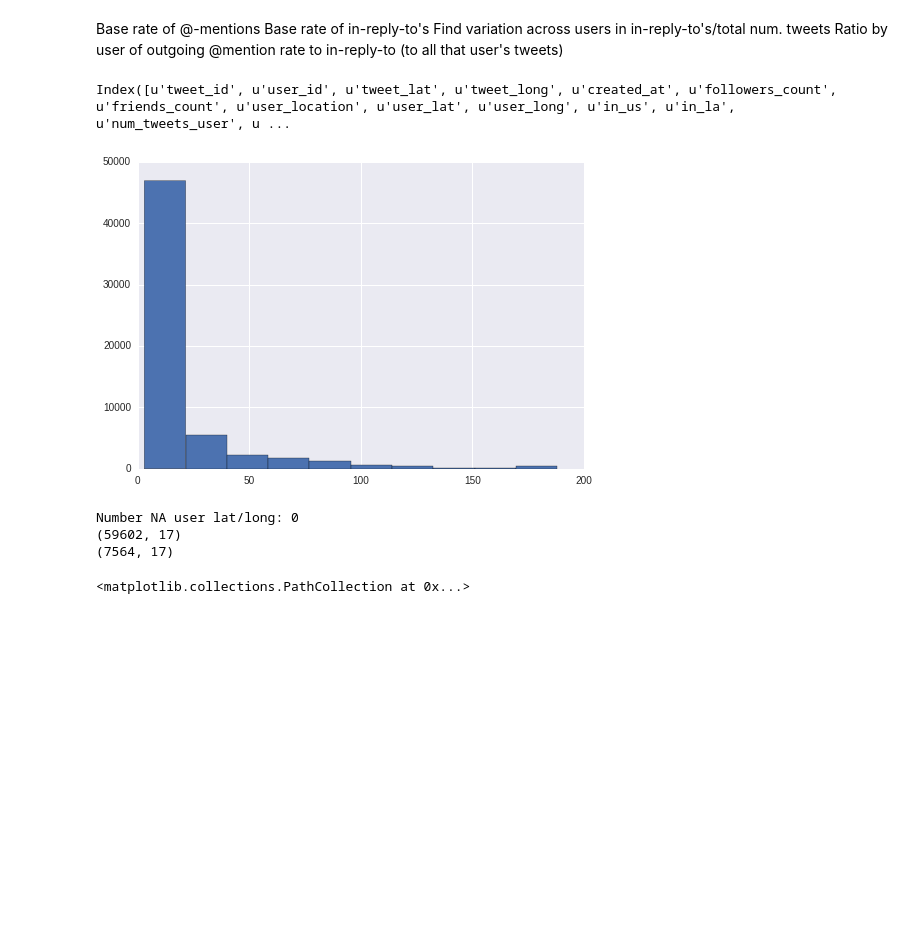
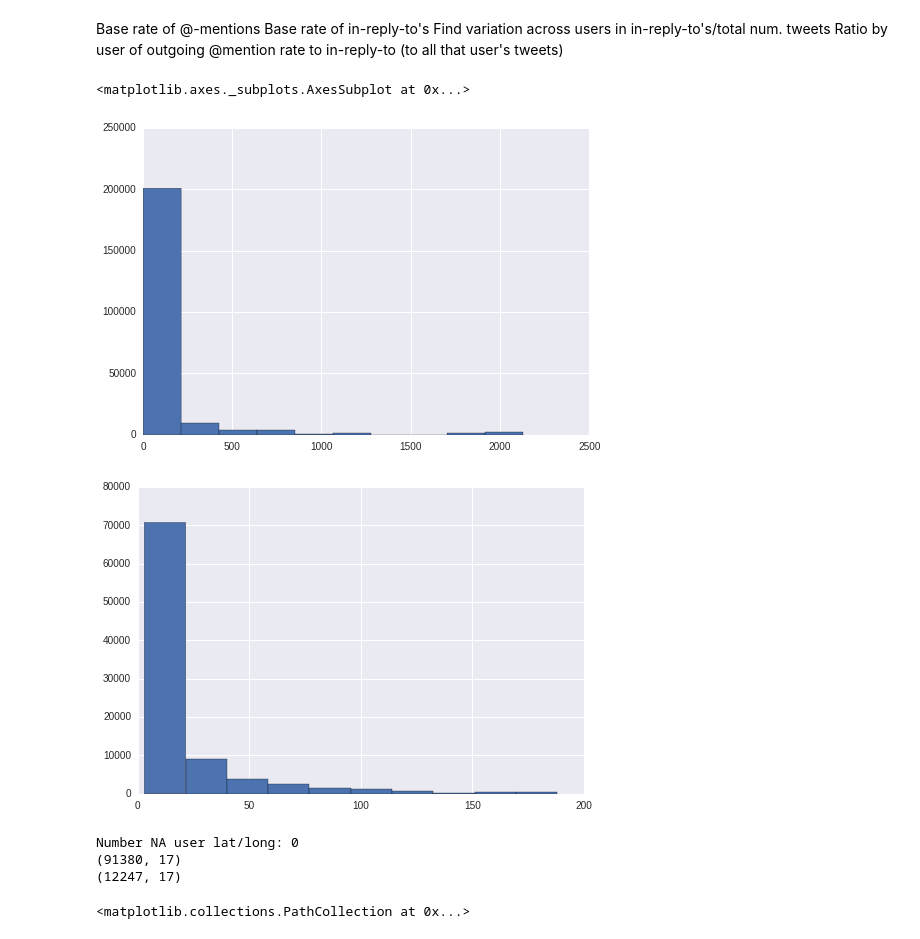
Before and after one commit to pcallier/insight, a Jupyter notebook: notebooks/Explore.ipynb, the cells around one changed output. Drawn from its saved outputs; the diff is of its cells as text; code cells hidden in the pictures; blank space fills up the shorter version.

```diff
--- a/notebooks/Explore.ipynb
+++ b/notebooks/Explore.ipynb
@@ -125,46 +125,54 @@ with con.cursor() as cur:
                 "FROM users) as user_locs, "
                 "(SELECT place, coded_lat as user_lat, coded_long as user_long FROM "
                 "places) as plcs "
-                "WHERE tw.user_id = user_locs.user_id and user_locs.place != 'None' "
-                "and plcs.place = user_locs.place AND plcs.user_lat != -500 AND "
-                "plcs.user_long != 500 AND (user_locs.place ~* '[A-Z\s]+,\s*[A-Z]+' OR "
-                "user_locs.place ~* '(New York City|NYC|LA|Los Angeles|Chicago|DC|SF|San Francisco|"
-                "Detroit|Houston|Dallas|Atlanta|Philly|Philadelphia|Phoenix|San Antonio| "
-                "San Jose|Austin|Jacksonville|Indianapolis|Denver)') AND "
+                "WHERE tw.user_id = user_locs.user_id "
+#                "and plcs.place = user_locs.place AND plcs.user_lat != -500 AND "
+#             "plcs.user_long != 500 AND "
                 "tw.text !~ '#insurancejobs|#jobs?|#hiring|#tweetmyjobs';")
+
+# old location text limits
+#(user_locs.place != 'None' AND user_locs.place ~* '[A-Z\s]+,\s*[A-Z]+' OR "
+#                "user_locs.place ~* '(New York City|NYC|LA|Los Angeles|Chicago|DC|SF|San Francisco|"
+#                "Detroit|Houston|Dallas|Atlanta|Philly|Philadelphia|Phoenix|San Antonio| "
+#                "San Jose|Austin|Jacksonville|Indianapolis|Denver)')
 
     geotags = pd.DataFrame(cur.fetchall(),
                        columns=[c[0] for c in cur.description])
 
 geotags['in_us'] = in_place(geotags[['tweet_long','tweet_lat']], usa)
 geotags['in_la'] = in_place(geotags[['tweet_long','tweet_lat']], la)
 
 geotags= geotags.merge(geotags.groupby('user_id').apply(lambda x: pd.Series(x.shape[0], index=['num_tweets_user'])),
                     left_on='user_id', right_index=True, how='left')
 
+plt.figure(1)
+geotags.num_tweets_user.hist()
+
 # drop certain users
 geotags = geotags[(geotags.followers_count < 2000) &
                   (geotags.friends_count < 1800) &
-                  (geotags.num_tweets_user < 200) &
+                  (geotags.num_tweets_user < geotags.shape[0] / 1000) &
                   (geotags.num_tweets_user >= 3) &
                   (geotags.friends_count / geotags.followers_count >= 0.25)]
 
 # look at distance between user location and tweet location
 
 geotags['tweet_distance'] = np.sqrt((geotags.user_lat - geotags.tweet_lat) ** 2 +
                                     (geotags.user_long - geotags.tweet_long) ** 2)
 geotags['on_road'] = geotags['tweet_distance'] > 0.5
 
 # get number of users w/ any on-road tweets, other per-user stats
 users_on_road=geotags.groupby('user_id').apply(lambda x: pd.Series([x.on_road.any(), x.on_road.sum()],
          index=['any_on_road','num_on_road']))
 geotags = geotags.merge(users_on_road, left_on='user_id', right_index=True)
 
+
+plt.figure(2)
 geotags.num_tweets_user.hist()
-print geotags.columns
 # %% [output]
-Index([u'tweet_id', u'user_id', u'tweet_lat', u'tweet_long', u'created_at', u'followers_count', u'friends_count', u'user_location', u'user_lat', u'user_long', u'in_us', u'in_la', u'num_tweets_user', u ...
+<matplotlib.axes._subplots.AxesSubplot at 0x...>
-[figure, old version]
+[figure, new version]
+[figure, added]
 # %%
 print "Number NA user lat/long: " + str(geotags[['user_id', 'user_lat']].drop_duplicates().user_lat.isnull().sum())
 print geotags.shape
@@ -172,8 +180,8 @@ geotags.head(10)
 print geotags[geotags.in_la].shape
 # %% [output]
 Number NA user lat/long: 0
-(59602, 17)
-(7564, 17)
+(91380, 17)
+(12247, 17)
 # %%
 plt.scatter(geotags[geotags['in_us']==True]['tweet_long'], geotags[geotags['in_us']==True]['tweet_lat'], c='#dddddd')
 plt.scatter(geotags[geotags['in_la']==True]['tweet_long'], geotags[geotags['in_la']==True]['tweet_lat'], c='red')
```
Also changed, not shown: parts of 2 cells of this notebook, 1 other file.
